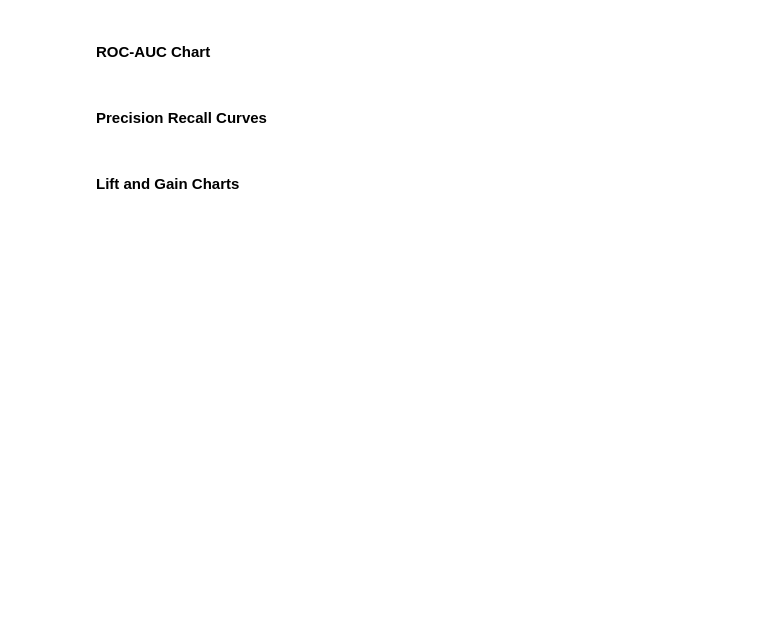
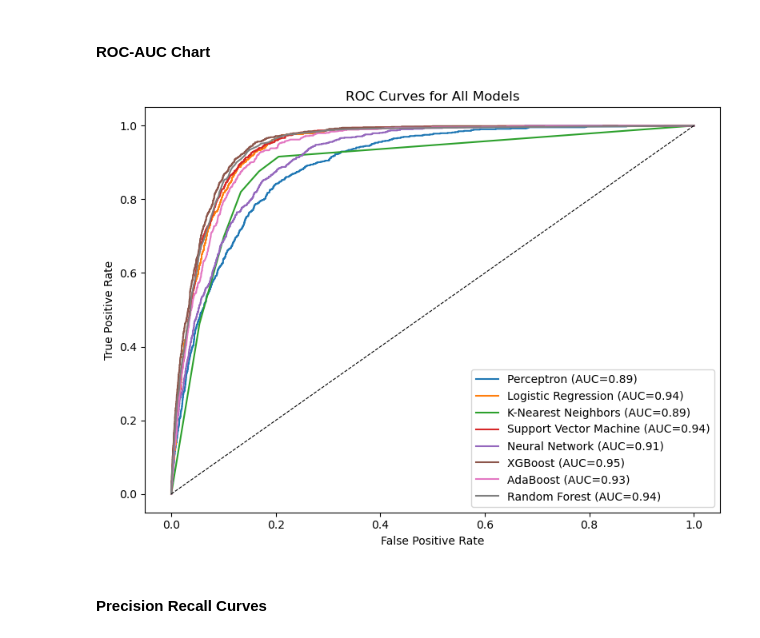
Before and after one commit to junclemente/ads504-final_project, a Jupyter notebook: notebooks/Preprocess_Modeling.ipynb, the cells around one changed output. Cells and saved outputs as stored; diff of their text form; code cells hidden in the pictures; blank space fills up the shorter version.

```diff
--- a/notebooks/Preprocess_Modeling.ipynb
+++ b/notebooks/Preprocess_Modeling.ipynb
@@ -412,6 +431,19 @@ Parameters: { "use_label_encoder" } are not used.
 # %% [markdown]
 #### ROC-AUC Chart
+# %%
+fig, ax = plt.subplots(figsize=(8,6))
+for name, (y_t, _, y_score) in preds.items():
+    fpr, tpr, _ = roc_curve(y_t, y_score)
+    ax.plot(fpr, tpr, label=f"{name} (AUC={roc_auc_score(y_t, y_score):.2f})")
+
+ax.plot([0,1], [0,1], 'k--', linewidth=0.8)
+ax.set_xlabel("False Positive Rate")
+ax.set_ylabel("True Positive Rate")
+ax.set_title("ROC Curves for All Models")
+ax.legend(loc='lower right')
+plt.tight_layout()
+plt.show()
+# %% [output]
+[figure, added]
 # %% [markdown]
 #### Precision Recall Curves
-# %% [markdown]
-#### Lift and Gain Charts
```
Also changed, not shown: parts of 4 cells of this notebook.
